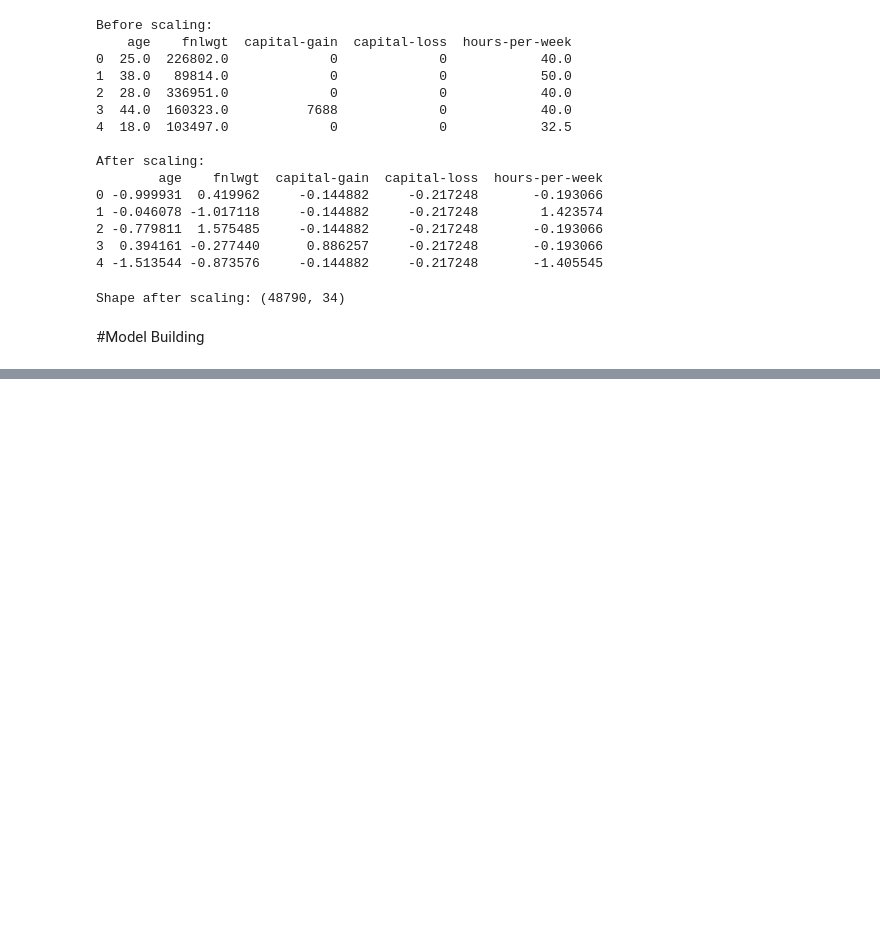
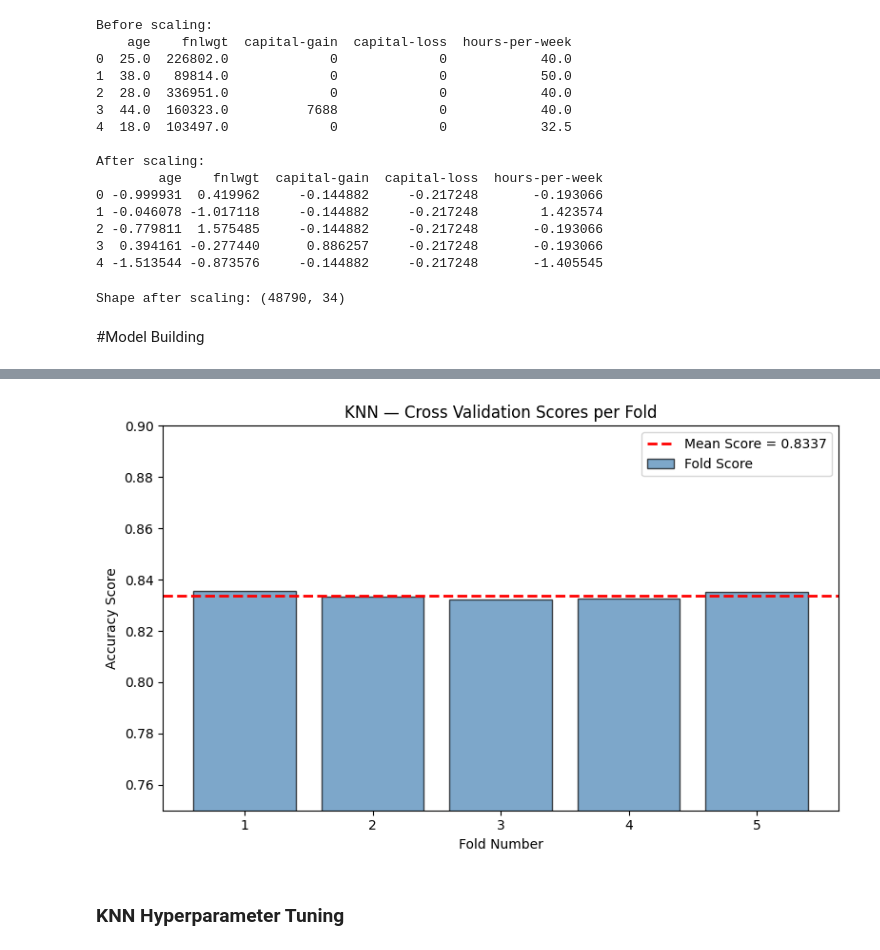
Before and after one commit to eshhha/ADULT_INCOME___PREDICTION, a Jupyter notebook: Adult_Income_prediction(preprocessing).ipynb, the cells around one changed output, grey strips where cells are left out. Drawn from its saved outputs; the diff is of its cells as text; code cells hidden in the pictures; blank space fills up the shorter version.

```diff
--- a/Adult_Income_prediction(preprocessing).ipynb
+++ b/Adult_Income_prediction(preprocessing).ipynb
@@ -1263,0 +908,15 @@ print("Accuracy:", acc_nb_HPT)
+# %%
+skf = StratifiedKFold(
+    n_splits=5,
+    shuffle=True,
+    random_state=42
+)
+# %%
+cv_scores_knn = cross_val_score(
+    knn_base,       # Model to evaluate
+    X_train,        # Training features only
+    y_train,        # Training labels only
+    cv=skf,         # Cross validation strategy
+    scoring='accuracy',  # Metric to evaluate
+    n_jobs=-1       # Use all CPU cores for speed
+)
@@ -1263,0 +943,33 @@ print("Accuracy:", acc_nb_HPT)
+# %%
+# Visualize CV Scores
+plt.figure(figsize=(8, 5))
+
+plt.bar(
+    range(1, 6),
+    cv_scores_knn,
+    color='steelblue',
+    edgecolor='black',
+    alpha=0.7,
+    label='Fold Score'
+)
+
+plt.axhline(
+    y=cv_scores_knn.mean(),
+    color='red',
+    linestyle='--',
+    linewidth=2,
+    label=f'Mean Score = {cv_scores_knn.mean():.4f}'
+)
+
+plt.xlabel('Fold Number')
+plt.ylabel('Accuracy Score')
+plt.title('KNN — Cross Validation Scores per Fold')
+plt.xticks(range(1, 6))
+plt.ylim([0.75, 0.90])
+plt.legend()
+plt.tight_layout()
+plt.show()
+# %% [output]
+[figure, added]
+# %% [markdown]
+### KNN Hyperparameter Tuning
```
Also changed, not shown: parts of 85 cells of this notebook.
